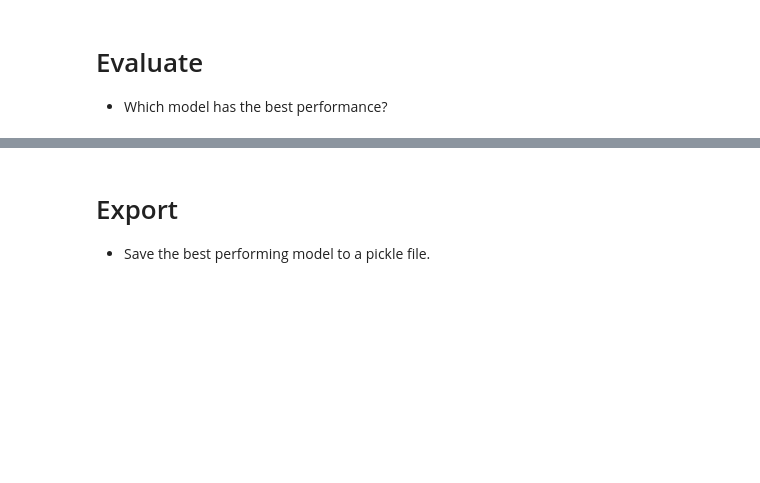
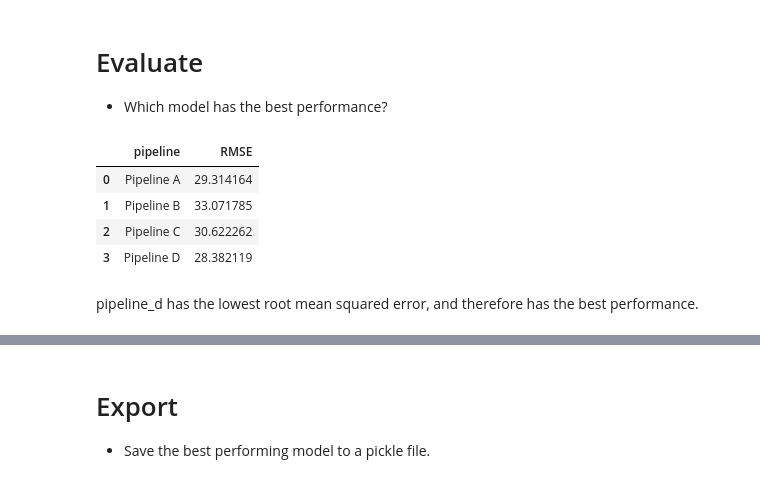
Before and after one commit to slathwal/production, a Jupyter notebook: 02_activities/assignments/assignment_2.ipynb, the cells around one changed output, grey strips where cells are left out. Cells and saved outputs as stored; diff of their text form; code cells hidden in the pictures; blank space fills up the shorter version.

Commit message:
Compare RMSE of all four pipelines and save the best model

```diff
--- a/02_activities/assignments/assignment_2.ipynb
+++ b/02_activities/assignments/assignment_2.ipynb
@@ -752,3 +752,21 @@ Pipeline(steps=[('preprocessing',
 # Evaluate
 
 + Which model has the best performance?
+# %%
+rmse_test_a = root_mean_squared_error(Ytest, y_pred = grid_cv_a.best_estimator_.predict(Xtest))
+rmse_test_b = root_mean_squared_error(Ytest, y_pred = grid_cv_b.best_estimator_.predict(Xtest))
+rmse_test_c = root_mean_squared_error(Ytest, y_pred = grid_cv_c.best_estimator_.predict(Xtest))
+rmse_test_d = root_mean_squared_error(Ytest, y_pred = grid_cv_d.best_estimator_.predict(Xtest))
+
+pipeline_evaluation_df = pd.DataFrame({"pipeline": ["Pipeline A", "Pipeline B", "Pipeline C", "Pipeline D"],
+              "RMSE": [rmse_test_a, rmse_test_b, rmse_test_c, rmse_test_d]})
+
+pipeline_evaluation_df
+# %% [output]
+|  | pipeline | RMSE |
+| 0 | Pipeline A | 29.314164 |
+| 1 | Pipeline B | 33.071785 |
+| 2 | Pipeline C | 30.622262 |
+| 3 | Pipeline D | 28.382119 |
+# %% [markdown]
+pipeline_d has the lowest root mean squared error, and therefore has the best performance.
```
Also changed, not shown: parts of 1 cell of this notebook.
